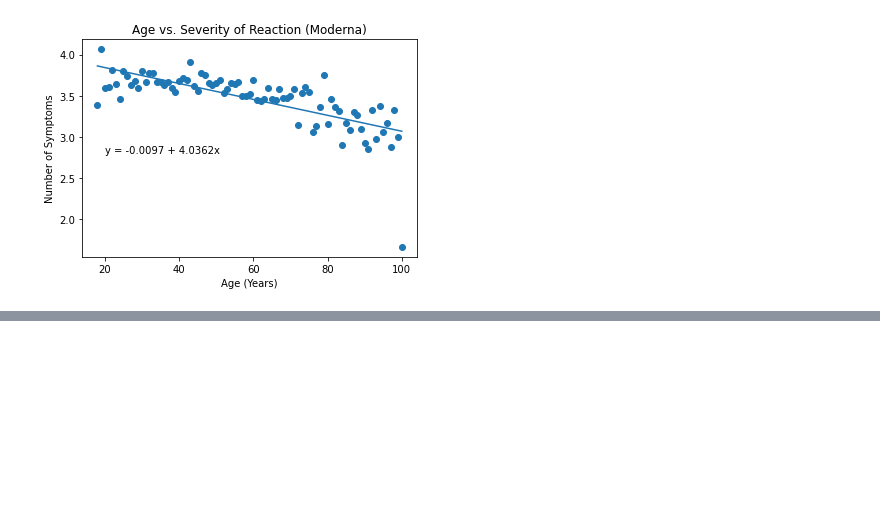
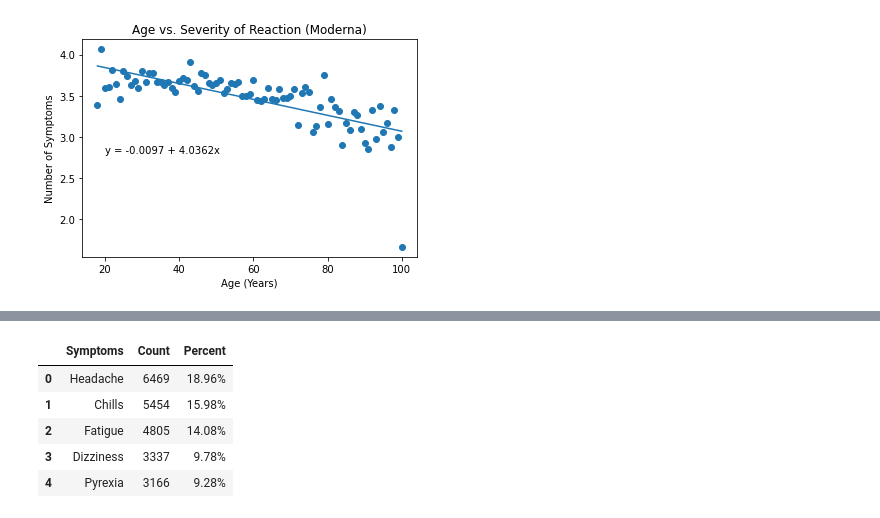
Before and after one commit to verocastillo/vae-watcher, a Jupyter notebook: machine-learning/linear-analysis.ipynb, the cells around one changed output, grey strips where cells are left out. Cells and saved outputs as stored; diff of their text form; code cells hidden in the pictures; blank space fills up the shorter version.

```diff
--- a/machine-learning/linear-analysis.ipynb
+++ b/machine-learning/linear-analysis.ipynb
@@ -231,0 +317,16 @@ plt.show()
+# %%
+# Get stats
+percents = []
+sumsym = vae_df["VAERS_ID"].count()
+for index, row in sym_df.iterrows():
+        d = (row["Count"]/sumsym)*100
+        percents.append(f"{round(d,2)}%")
+sym_df["Percent"] =  percents
+sym_df.head()
+# %% [output]
+|  | Symptoms | Count | Percent |
+| 0 | Headache | 6469 | 18.96% |
+| 1 | Chills | 5454 | 15.98% |
+| 2 | Fatigue | 4805 | 14.08% |
+| 3 | Dizziness | 3337 | 9.78% |
+| 4 | Pyrexia | 3166 | 9.28% |
```
Also changed, not shown: parts of 10 cells of this notebook.
